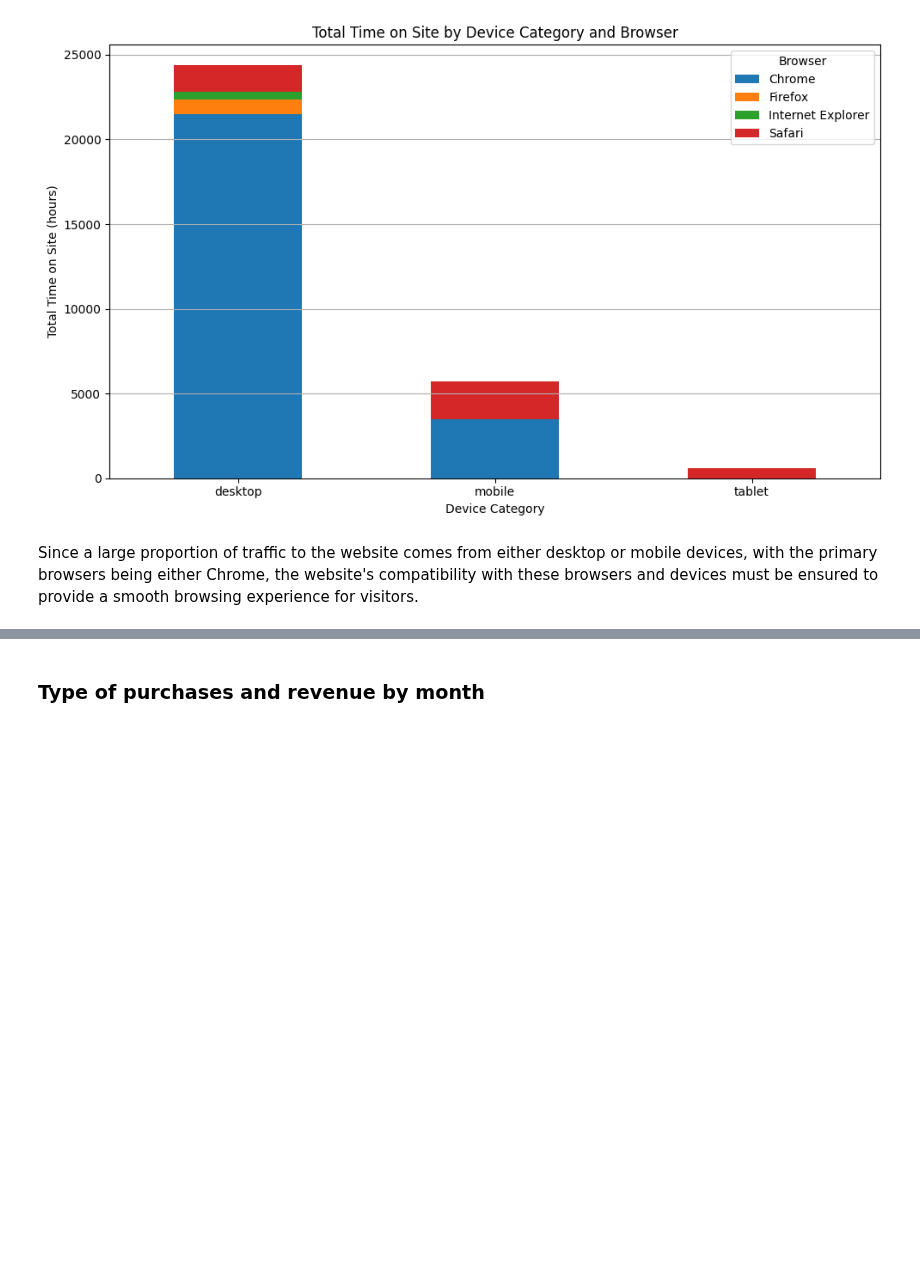
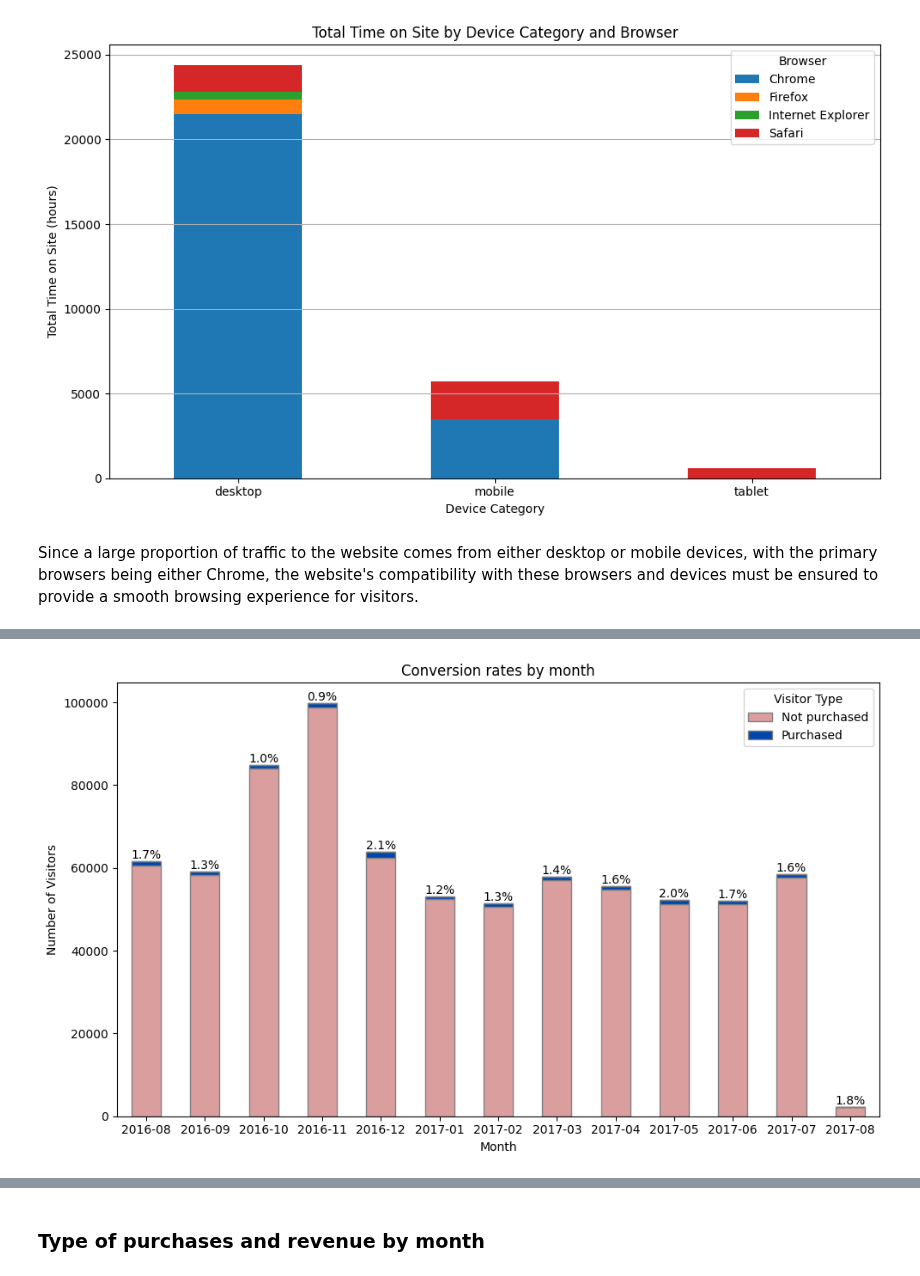
Before and after one commit to woobrandon/DSA3101-Potato-Wedges, a Jupyter notebook: SubgroupA/GoogleAnalyticsAnalysis.ipynb, the cells around one changed output, grey strips where cells are left out. Cells and saved outputs as stored; diff of their text form; code cells hidden in the pictures; blank space fills up the shorter version.

Commit message:
Edited conversion rate plot

```diff
--- a/SubgroupA/GoogleAnalyticsAnalysis.ipynb
+++ b/SubgroupA/GoogleAnalyticsAnalysis.ipynb
@@ -15,8 +15,8 @@ pd.set_option("display.max_columns", None)
 pd.set_option('display.width', 10000)
 
 # Change the project name here to your project name in your account
-client = bigquery.Client(project="dsa3101-435110")  # Brandon
-# client = bigquery.Client(project="dsa3101-434713")  # Swislar
+# client = bigquery.Client(project="dsa3101-435110")  # Brandon
+client = bigquery.Client(project="dsa3101-434713")  # Swislar
 # client = bigquery.Client(project="sturdy-cable-435110-g9") # Yan Rong
 # %%
 
@@ -128,0 +131,87 @@ Since a large proportion of traffic to the website comes from either desktop or
+# %%
+query = """
+        SELECT
+            fullVisitorId, SUM(totals.transactions) AS transactions, FORMAT_DATE('%Y-%m', PARSE_DATE('%Y%m%d', _TABLE_SUFFIX)) AS MONTH
+        FROM
+            `bigquery-public-data.google_analytics_sample.ga_sessions_*`
+        GROUP BY
+            fullVisitorId,
+            MONTH
+        """
+rows = client.query(query)
+
+result_df = rows.to_dataframe()
+
+result_df['MONTH'] = pd.to_datetime(result_df['MONTH'], format='%Y-%m')
+
+result_df['YearMonth'] = result_df['MONTH'].dt.to_period('M')
+
+# Classify visitors based on transactions
+result_df['VisitorType'] = result_df['transactions'].apply(
+    lambda x: 'purchased' if x >= 1 else 'not_purchased')
+
+# Count unique visitors by 'YearMonth' and 'VisitorType'
+monthly_visitor_counts = result_df.groupby(['YearMonth', 'VisitorType']).agg({
+    'fullVisitorId': 'nunique'}).reset_index()
+
+# Pivot data to get counts of 'not_purchased' and 'purchased'
+monthly_visitor_counts_pivot = monthly_visitor_counts.pivot_table(
+    index='YearMonth',
+    columns='VisitorType',
+    values='fullVisitorId',
+    aggfunc='sum',
+    fill_value=0
+)
+
+monthly_visitor_counts_pivot = monthly_visitor_counts_pivot[[
+    'not_purchased', 'purchased']]
+
+# Calculate the conversion rate (percentage of 'purchased' visitors)
+monthly_visitor_counts_pivot['conversion_rate'] = (
+    monthly_visitor_counts_pivot['purchased'] /
+    (monthly_visitor_counts_pivot['not_purchased'] +
+     monthly_visitor_counts_pivot['purchased'])
+) * 100
+
+ax = monthly_visitor_counts_pivot.plot(
+    kind='bar', stacked=True, figsize=(10, 6), color=['#db9e9e', '#0047AB'], edgecolor='grey')
+
+plt.title('Conversion rates by month')
+plt.xlabel('Month')
+plt.ylabel('Number of Visitors')
+plt.ylim(0, max(monthly_visitor_counts_pivot['not_purchased'] +
+                monthly_visitor_counts_pivot['purchased']) * 1.05)
+plt.xticks(rotation=0)
+plt.legend(title='Visitor Type', labels=['Not purchased', 'Purchased'])
+plt.tight_layout()
+
+# Annotate conversion rate on top of each bar
+iterations = 0
+for p in ax.patches:
+    iterations += 1
+    if iterations > len(monthly_visitor_counts_pivot):
+        break
+    # Get the height of each segment (the total height of the bar)
+    height = p.get_height()
+    # Get the x position of the bar (center of the bar)
+    x_pos = p.get_x() + p.get_width() / 2
+    # Get the total number of visitors for the month
+    total_visitors = p.get_y() + height
+    # Find the corresponding month for the x-axis label
+    month = p.get_x() + p.get_width() / 2
+    # Convert to an index to access conversion_rate
+    month_index = int(round(month))
+    conversion_rate = monthly_visitor_counts_pivot['conversion_rate'].iloc[month_index]
+
+    # Display the conversion rate at the top of the bar (in percentage form)
+    ax.annotate(f'{conversion_rate:.1f}%',
+                (x_pos, total_visitors +
+                 monthly_visitor_counts_pivot['purchased'].iloc[month_index]),
+                ha='center',
+                va='bottom',
+                fontsize=10,
+                color='black')
+
+plt.show()
+# %% [output]
+[figure, added]
```
Also changed, not shown: parts of 3 cells of this notebook, 1 other file.
